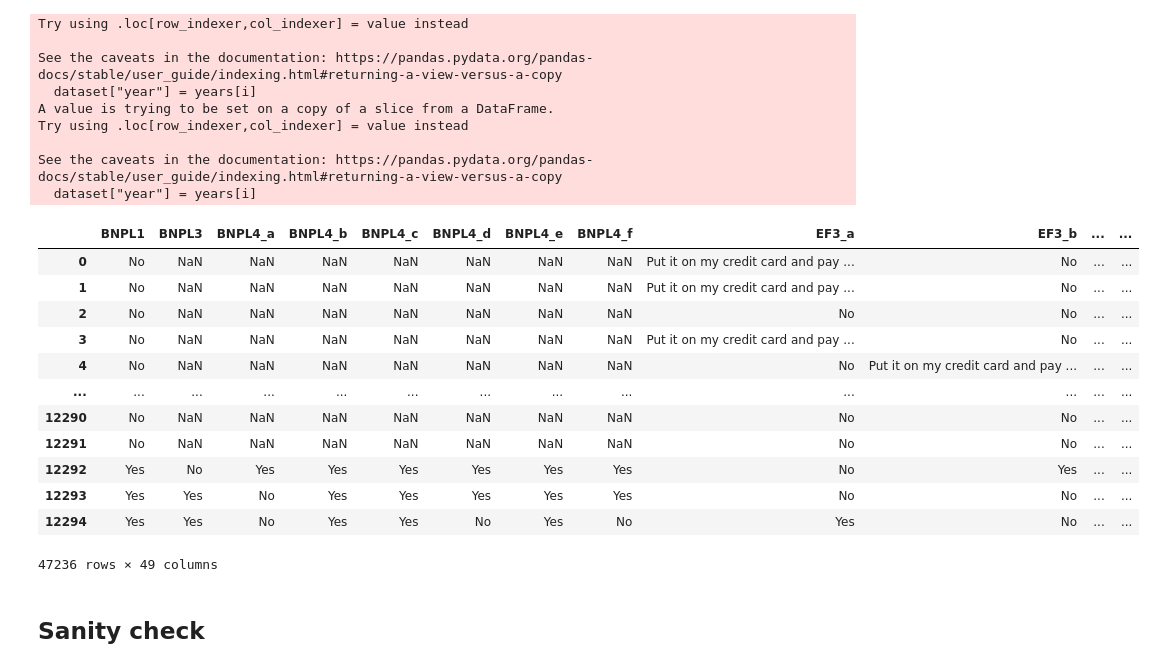
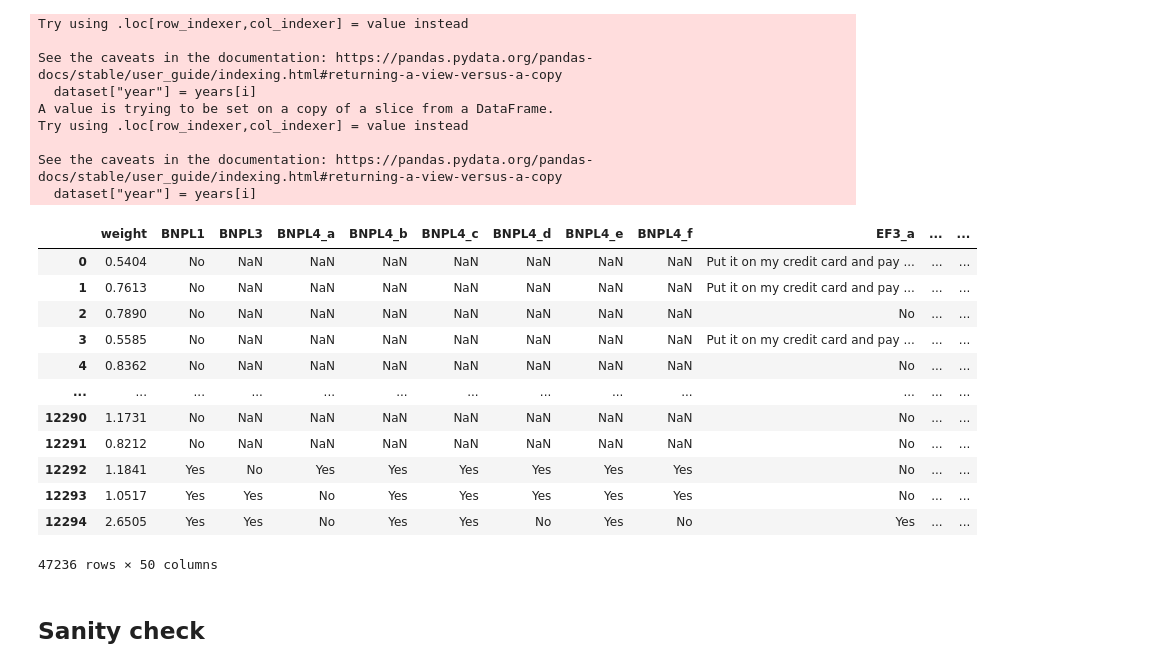
Before and after one commit to kirawei2025/bnpl-prediction, a Jupyter notebook: Data merging and cleaning.ipynb, the cells around one changed output. Saved outputs shown, nothing was run; the diff lists cells and outputs as text; code cells hidden in the pictures.

Commit message:
update code and data_merged.csv

```diff
--- a/Data merging and cleaning.ipynb
+++ b/Data merging and cleaning.ipynb
@@ -120,6 +122,25 @@ data_22['L0C'] = data_22['L0C'].apply(lambda x: '5 or more' if x in ['5','6','7'
  ('3', str),
  ('5 or more', str),
  ('4', str)]
+# %%
+# convert EF3_abcdefgh values to be consistent across years
+mapping = {
+  'Put it on my credit card and pay it off in full at the next statement': 'Yes',
+  'Put it on my credit card and pay it off over time': 'Yes',
+  'With the money currently in my checking/savings account or with cash': 'Yes',
+  'Using money from a bank loan or line of credit': 'Yes',
+  'By borrowing from a friend or family member': 'Yes',
+  'Using a payday loan, deposit advance, or overdraft':'Yes',
+  'By selling something': 'Yes',
+  "I wouldn’t be able to pay for the expense right now": 'Yes',
+  'No, did not do this': 'No'
+}
+
+cols = ["EF3_a", "EF3_b", "EF3_c", "EF3_d", "EF3_e", "EF3_f", "EF3_g", "EF3_h"]
+data_21[cols] = data_21[cols].apply(lambda col: col.map(mapping))
+data_22[cols] = data_22[cols].apply(lambda col: col.map(mapping))
+data_23[cols] = data_23[cols].apply(lambda col: col.map(mapping))
+data_24[cols] = data_24[cols].apply(lambda col: col.map(mapping))
 # %%
 # Merging and exporting the dataset
 datasets = [data_21, data_22, data_23, data_24]
@@ -128,7 +149,7 @@ years = [2021,2022,2023,2024]
 
 # Selects relevant columns and combines datasets, organized by year
 for i, dataset in enumerate(datasets):
-    dataset = dataset[["BNPL1","BNPL3","BNPL4_a","BNPL4_b","BNPL4_c","BNPL4_d","BNPL4_e","BNPL4_f",
+    dataset = dataset[["weight","BNPL1","BNPL3","BNPL4_a","BNPL4_b","BNPL4_c","BNPL4_d","BNPL4_e","BNPL4_f",
             "EF3_a","EF3_b","EF3_c","EF3_d","EF3_e","EF3_f","EF3_g","EF3_h","I20",
             "ppfs0596","ppeducat","ppage","ppagecat","ppethm","ppgender","ppinc7","ppemploy","ppmarit5","pphhsize","ppkid017", "ppfs1482",
             "SL6","B3","A6","C4A", "EF1","L0C","I41_c","I41_e",'A1_a','A1_b','A1_c','X12_a','X12_b','X12_c','X12_d','X12_e','X12_f','X12_g',
@@ -160,21 +181,21 @@ See the caveats in the documentation: https://pandas.pydata.org/pandas-docs/stab
 # %%
 # Export
 display(data_merged)
-data_merged.to_csv("data_merged.csv")
+data_merged.to_csv("data/data_merged.csv")
 # %% [output]
-|  | BNPL1 | BNPL3 | BNPL4_a | BNPL4_b | BNPL4_c | BNPL4_d | BNPL4_e | BNPL4_f | EF3_a | EF3_b | ... | ... |
-| 0 | No | NaN | NaN | NaN | NaN | NaN | NaN | NaN | Put it on my credit card and pay ... | No | ... | ... |
-| 1 | No | NaN | NaN | NaN | NaN | NaN | NaN | NaN | Put it on my credit card and pay ... | No | ... | ... |
-| 2 | No | NaN | NaN | NaN | NaN | NaN | NaN | NaN | No | No | ... | ... |
-| 3 | No | NaN | NaN | NaN | NaN | NaN | NaN | NaN | Put it on my credit card and pay ... | No | ... | ... |
-| 4 | No | NaN | NaN | NaN | NaN | NaN | NaN | NaN | No | Put it on my credit card and pay ... | ... | ... |
+|  | weight | BNPL1 | BNPL3 | BNPL4_a | BNPL4_b | BNPL4_c | BNPL4_d | BNPL4_e | BNPL4_f | EF3_a | ... | ... |
+| 0 | 0.5404 | No | NaN | NaN | NaN | NaN | NaN | NaN | NaN | Put it on my credit card and pay ... | ... | ... |
+| 1 | 0.7613 | No | NaN | NaN | NaN | NaN | NaN | NaN | NaN | Put it on my credit card and pay ... | ... | ... |
+| 2 | 0.7890 | No | NaN | NaN | NaN | NaN | NaN | NaN | NaN | No | ... | ... |
+| 3 | 0.5585 | No | NaN | NaN | NaN | NaN | NaN | NaN | NaN | Put it on my credit card and pay ... | ... | ... |
+| 4 | 0.8362 | No | NaN | NaN | NaN | NaN | NaN | NaN | NaN | No | ... | ... |
 | ... | ... | ... | ... | ... | ... | ... | ... | ... | ... | ... | ... | ... |
-| 12290 | No | NaN | NaN | NaN | NaN | NaN | NaN | NaN | No | No | ... | ... |
-| 12291 | No | NaN | NaN | NaN | NaN | NaN | NaN | NaN | No | No | ... | ... |
-| 12292 | Yes | No | Yes | Yes | Yes | Yes | Yes | Yes | No | Yes | ... | ... |
-| 12293 | Yes | Yes | No | Yes | Yes | Yes | Yes | Yes | No | No | ... | ... |
-| 12294 | Yes | Yes | No | Yes | Yes | No | Yes | No | Yes | No | ... | ... |
+| 12290 | 1.1731 | No | NaN | NaN | NaN | NaN | NaN | NaN | NaN | No | ... | ... |
+| 12291 | 0.8212 | No | NaN | NaN | NaN | NaN | NaN | NaN | NaN | No | ... | ... |
+| 12292 | 1.1841 | Yes | No | Yes | Yes | Yes | Yes | Yes | Yes | No | ... | ... |
+| 12293 | 1.0517 | Yes | Yes | No | Yes | Yes | Yes | Yes | Yes | No | ... | ... |
+| 12294 | 2.6505 | Yes | Yes | No | Yes | Yes | No | Yes | No | Yes | ... | ... |
-47236 rows × 49 columns
+47236 rows × 50 columns
 # %% [markdown]
 ## Sanity check
 # %%
```
Also changed, not shown: parts of 1 cell of this notebook, 2 other files.
